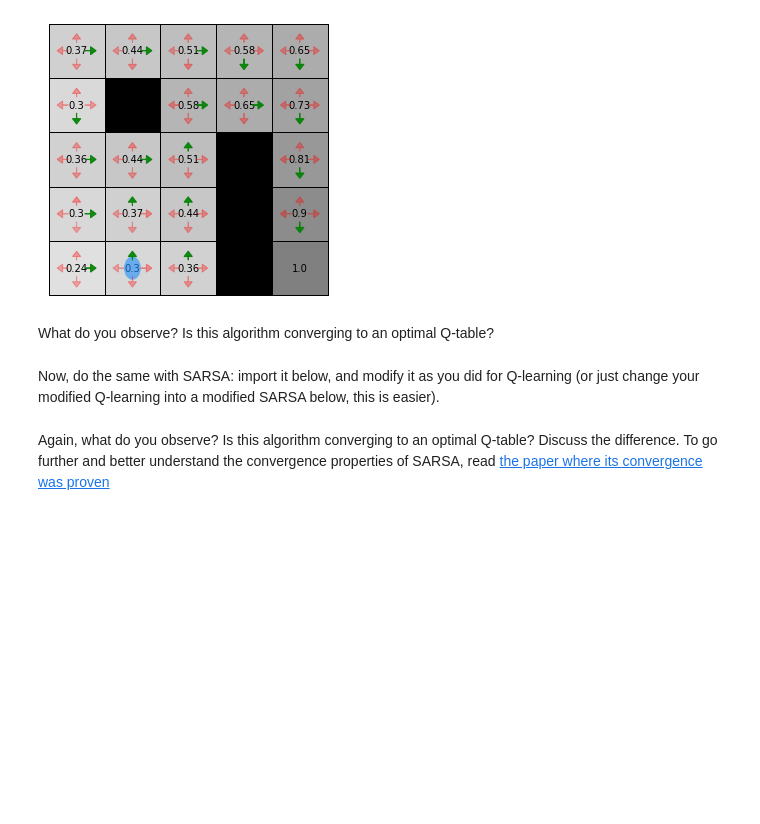
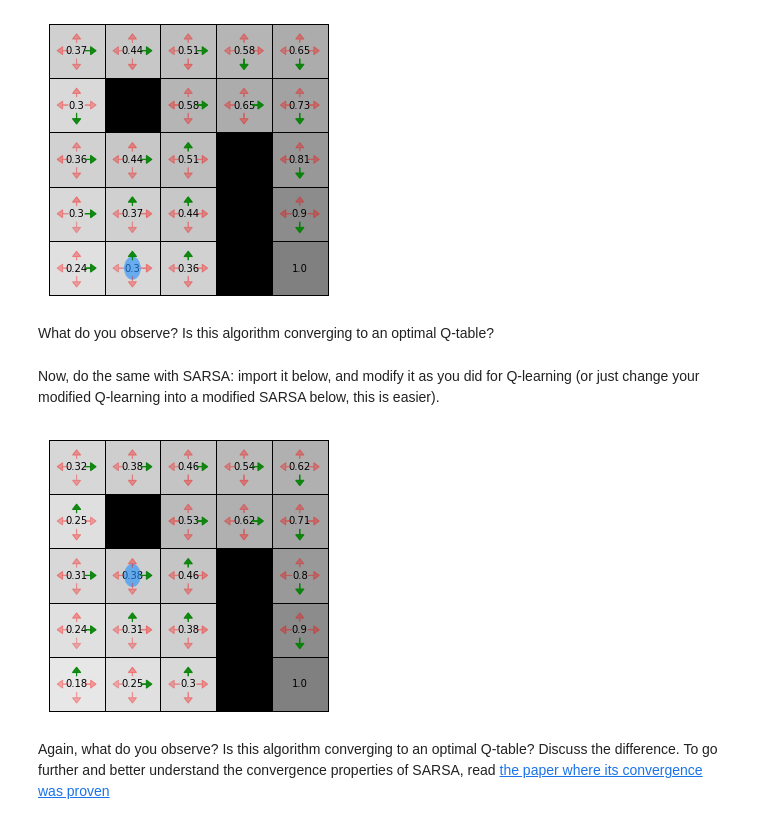
Before and after one commit to AntoninARBERET/rl_labs_notebooks, a Jupyter notebook: on_off_policy.ipynb, the cells around one changed output. Saved outputs shown, nothing was run; the diff lists cells and outputs as text; code cells hidden in the pictures; blank space fills up the shorter version.

Commit message:
Add Sarsa with buffer

```diff
--- a/on_off_policy.ipynb
+++ b/on_off_policy.ipynb
@@ -163,3 +227,24 @@ Now, do the same with SARSA: import it below, and modify it as you did for Q-lea
+# %%
+from mdp import maze_mdp
+
+walls = [6,17,18,19]
+height = 5
+width = 5
+m = maze_mdp(width, height, walls=walls, terminal_states=[height*width-1]) # maze-like MDP definition
+
+replay_buffer = ReplayBuffer(10000)
+for _ in range(10000):
+    x = m.reset(uniform=True)
+    u = m.action_space.sample()
+    [y,r,done,info] = m.step(u)
+    sample = Sample(x,u,r,done,y)
+    replay_buffer.push(sample)
+
+Qlist, policy_list = Sarsa(m,replay_buffer,nEpisodes=100000, render=False)
+m.new_render()
+m.render(Qlist[-1], policy_list[-1])
+# %% [output]
+[figure, added]
 # %%
 "visualize your results here"
 # %% [markdown]
```
Also changed, not shown: parts of 3 cells of this notebook, 4 other files.
